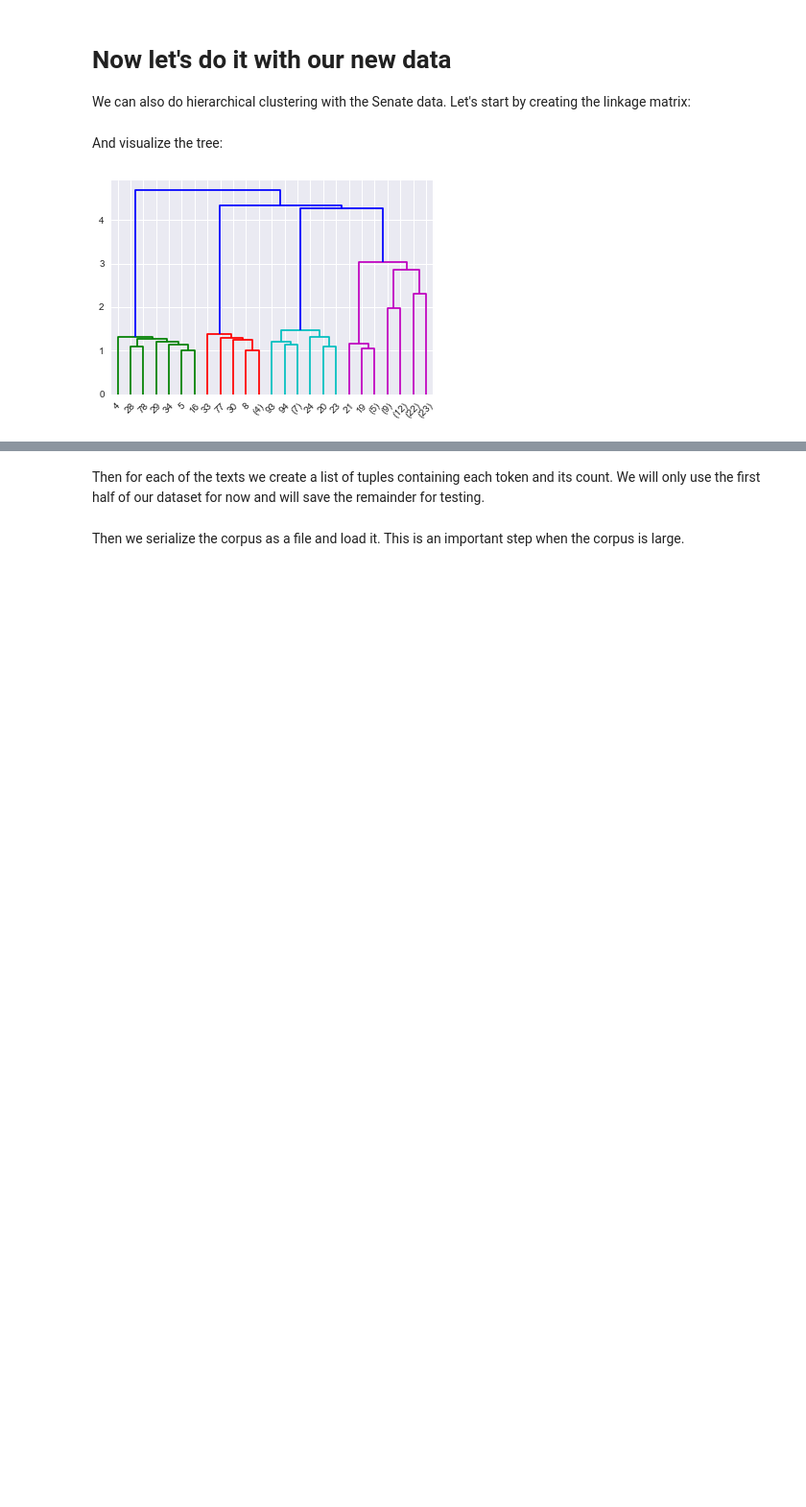
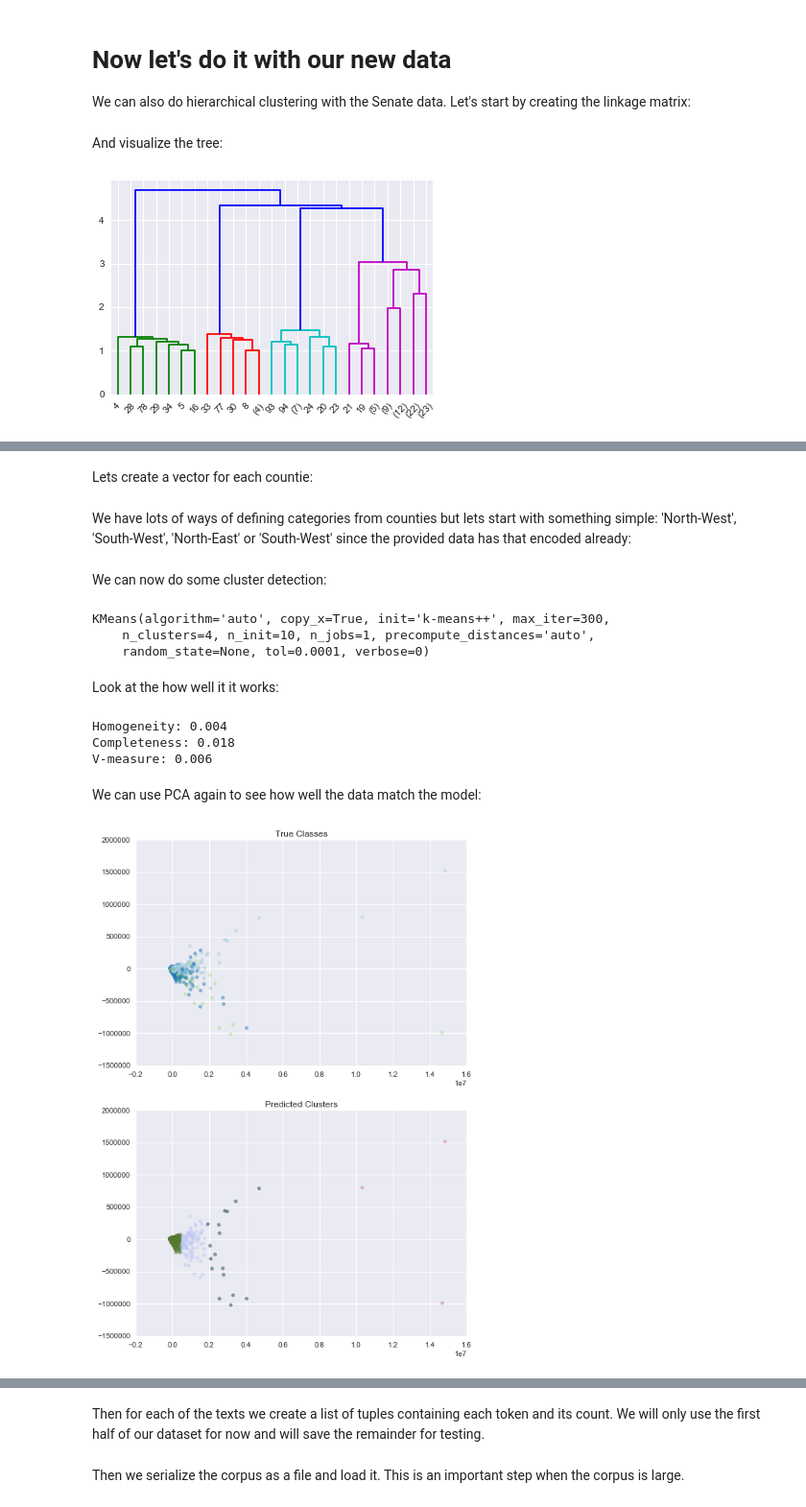
Before and after one commit to KnowledgeLab/augmentedintelligence, a Jupyter notebook: 2-Augmented-Perception/2-Augmented-Perception.ipynb, the cells around one changed output, grey strips where cells are left out. Shown at 96% size. Drawn from its saved outputs; the diff is of its cells as text; code cells hidden in the pictures; blank space fills up the shorter version.

```diff
--- a/2-Augmented-Perception/2-Augmented-Perception.ipynb
+++ b/2-Augmented-Perception/2-Augmented-Perception.ipynb
@@ -726,0 +736,3 @@ ax = scipy.cluster.hierarchy.dendrogram(examplelinkage_matrix, p=5, truncate_mod
+# %%
+natregimesDF = pandas.read_csv('data/natregimes.csv')
+natregimesDF[:5]
@@ -726,0 +747,2 @@ ax = scipy.cluster.hierarchy.dendrogram(examplelinkage_matrix, p=5, truncate_mod
+# %% [markdown]
+Lets create a vector for each countie:
@@ -726,0 +765,57 @@ ax = scipy.cluster.hierarchy.dendrogram(examplelinkage_matrix, p=5, truncate_mod
+# %% [markdown]
+We have lots of ways of defining categories from counties but lets start with something simple: 'North-West', 'South-West', 'North-East' or 'South-West' since the provided data has that encoded already:
+# %%
+locsDict = {
+    (0,0) : 'North-West',
+    (1,0) : 'South-West',
+    (0,1) :'North-East',
+    (1,1) : 'South-West'
+}
+natregimesDF['category'] = [locsDict[(r['SOUTH'], r['West'])] for i, r in natregimesDF.iterrows()]
+# %% [markdown]
+We can now do some cluster detection:
+# %%
+natregimesKMeans = sklearn.cluster.KMeans(n_clusters=4, init='k-means++')
+natregimesKMeans.fit(np.stack(natregimesDF['vect'], axis=1)[0])
+# %% [output]
+KMeans(algorithm='auto', copy_x=True, init='k-means++', max_iter=300,
+    n_clusters=4, n_init=10, n_jobs=1, precompute_distances='auto',
+    random_state=None, tol=0.0001, verbose=0)
+# %% [markdown]
+Look at the how well it it works:
+# %%
+print("Homogeneity: {:0.3f}".format(sklearn.metrics.homogeneity_score(natregimesDF['category'], natregimesKMeans.labels_)))
+print("Completeness: {:0.3f}".format(sklearn.metrics.completeness_score(natregimesDF['category'], natregimesKMeans.labels_)))
+print("V-measure: {:0.3f}".format(sklearn.metrics.v_measure_score(natregimesDF['category'], natregimesKMeans.labels_)))
+# %% [output]
+Homogeneity: 0.004
+Completeness: 0.018
+V-measure: 0.006
+# %% [markdown]
+We can use PCA again to see how well the data match the model:
+# %%
+pca = sklearn.decomposition.PCA(n_components = 2).fit(np.stack(natregimesDF['vect'], axis=1)[0])
+reduced_data = pca.transform(np.stack(natregimesDF['vect'], axis=1)[0])
+
+categories = list(set(natregimesDF['category']))
+palletTrue = seaborn.color_palette("Paired", len(categories))
+palletPred = seaborn.color_palette("cubehelix", len(set((natregimesKMeans.labels_))))
+
+coloursDict = {c : palletTrue[i] for i, c in enumerate(categories)}
+coloursTrue = [coloursDict[c] for c in natregimesDF['category']]
+colorsPred = [palletPred[l] for l in natregimesKMeans.labels_]
+
+
+fig = plt.figure(figsize = (8,12))
+axT = fig.add_subplot(211)
+axP = fig.add_subplot(212)
+
+axT.scatter(reduced_data[:, 0], reduced_data[:, 1], alpha = 0.5, color = coloursTrue)
+axT.set_title('True Classes')
+
+axP.scatter(reduced_data[:, 0], reduced_data[:, 1], color = colorsPred, alpha = 0.5)
+axP.set_title('Predicted Clusters')
+plt.show()
+plt.close()
+# %% [output]
+[figure, added]
```
Also changed, not shown: parts of 15 cells of this notebook.
